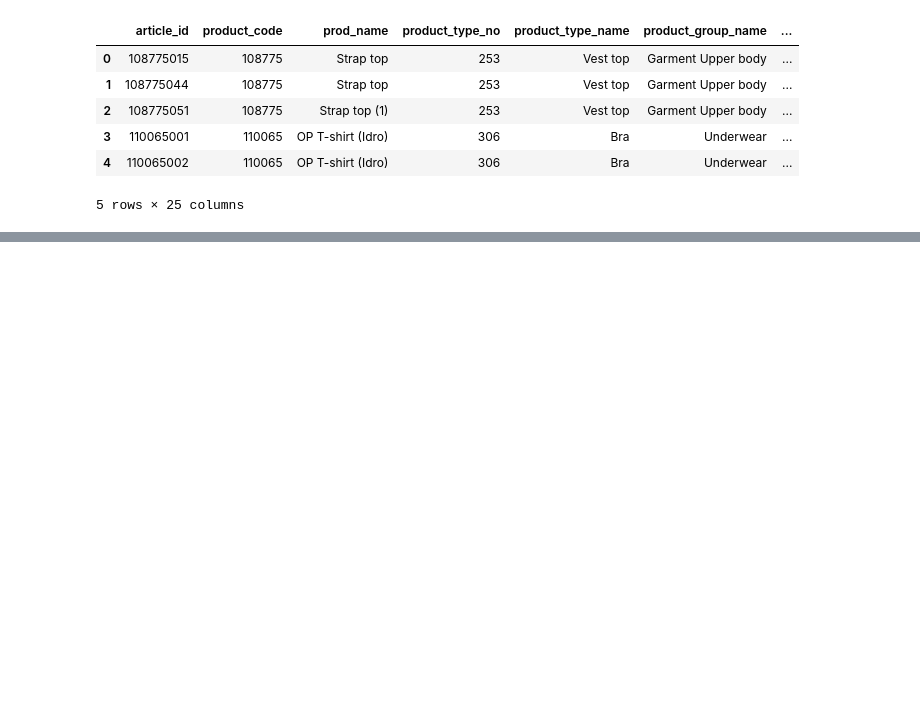
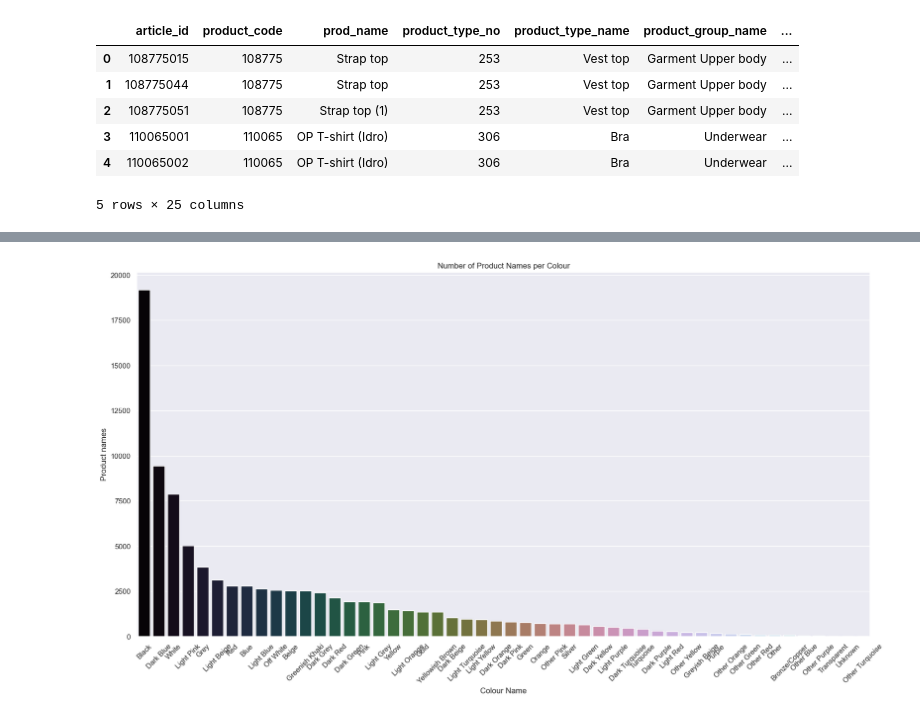
Before and after one commit to daohuyhoang9119/TMDT, a Jupyter notebook: main.ipynb, the cells around one changed output, grey strips where cells are left out. Saved outputs shown, nothing was run; the diff lists cells and outputs as text; code cells hidden in the pictures; blank space fills up the shorter version.

```diff
--- a/main.ipynb
+++ b/main.ipynb
@@ -63,0 +46,15 @@ dtype: int64
+# %%
+temp = articles_df.groupby(["colour_group_name"])["product_code"].nunique()
+temp
+df = pd.DataFrame({"Colour Name": temp.index, "Product names": temp.values})
+df = df.sort_values(["Product names"], ascending=False)
+plt.figure(figsize=(20, 10))
+plt.title(
+    "Number of Product Names per Colour"
+)
+s = sns.barplot(x="Colour Name", y="Product names", data=df, palette="cubehelix")
+s.set_xticklabels(s.get_xticklabels(), rotation=45)
+locs, labels = plt.xticks()
+plt.show()
+# %% [output]
+[figure, added]
```
Also changed, not shown: parts of 4 cells of this notebook.
